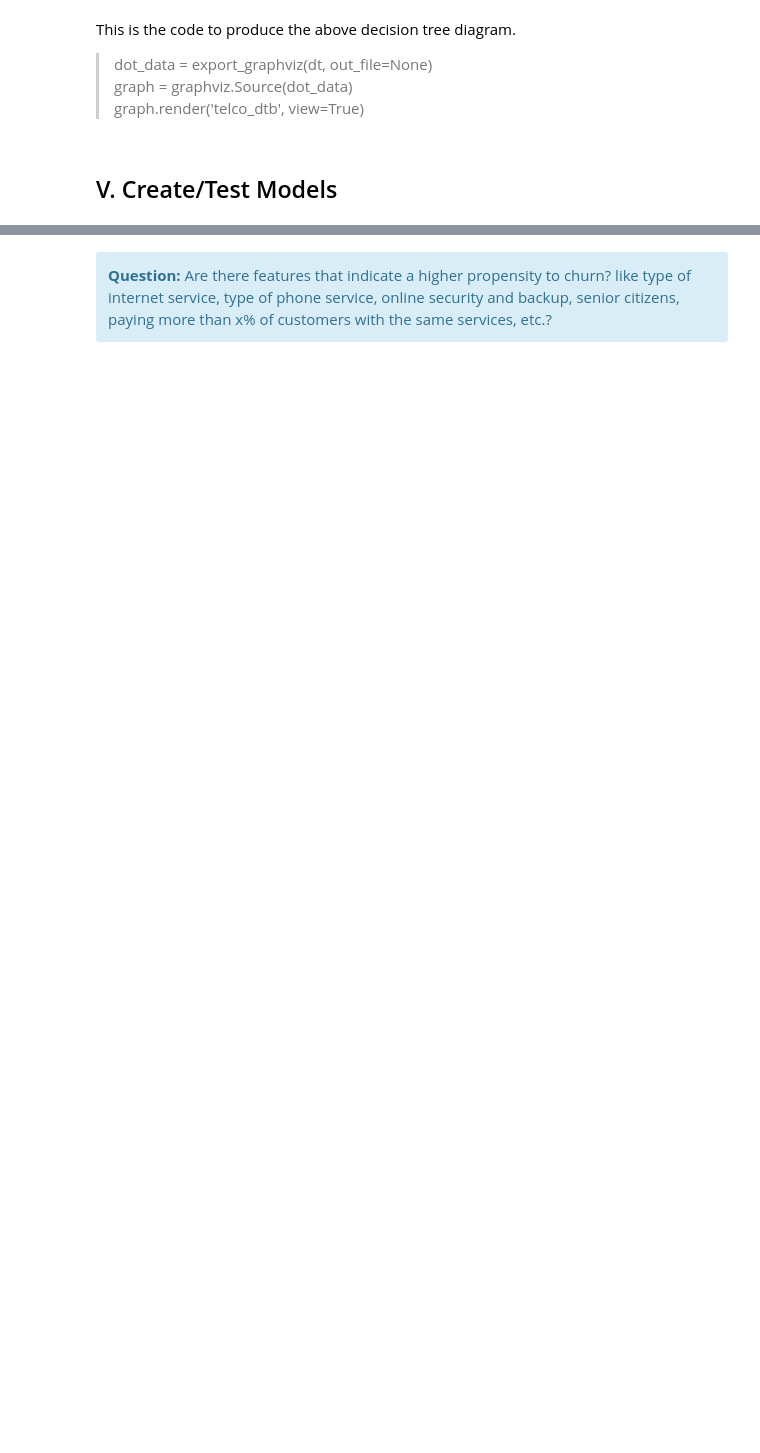
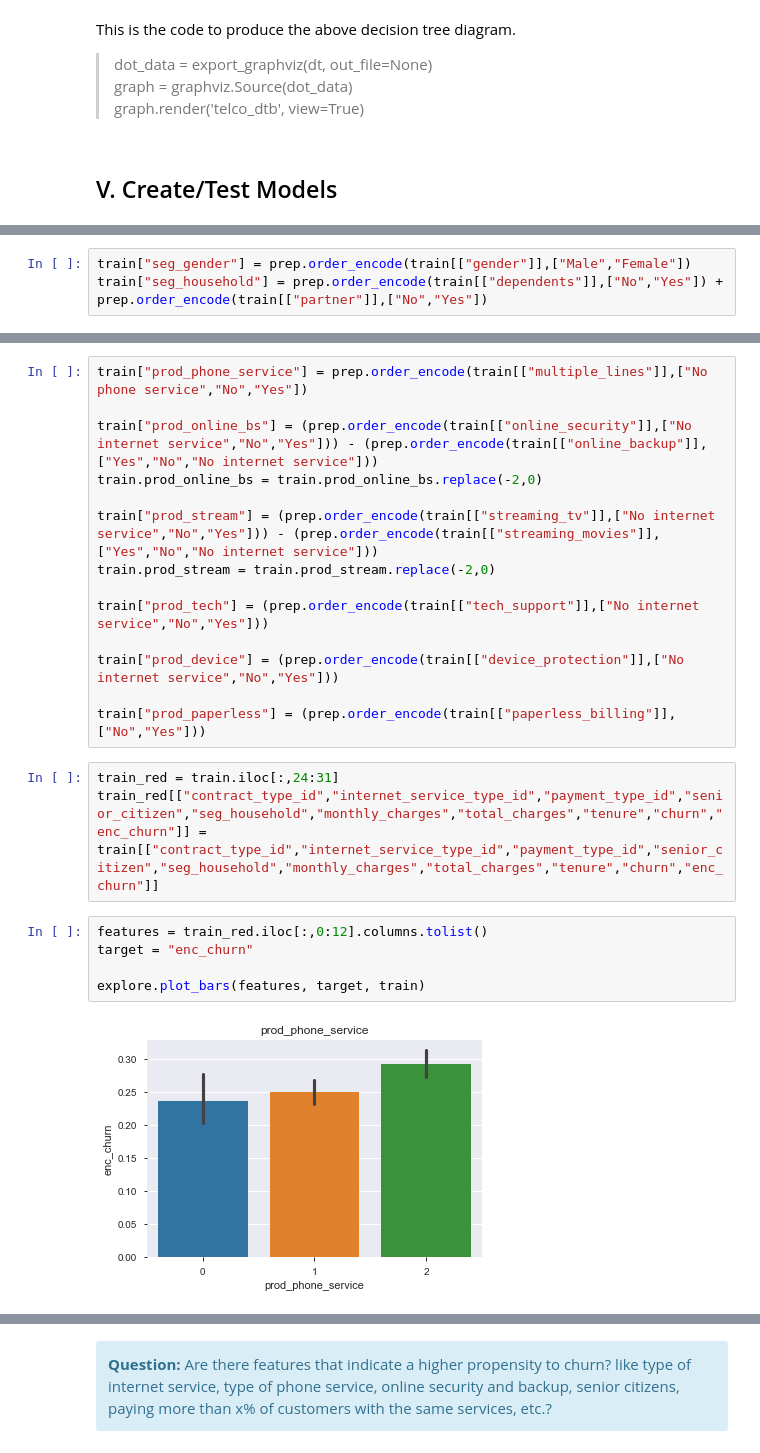
Before and after one commit to crisgiovanoni/telcochurn_project, a Jupyter notebook: Why Are Our Customers Churning.ipynb, the cells around one changed output, grey strips where cells are left out. Saved outputs shown, nothing was run; the diff lists cells and outputs as text; blank space fills up the shorter version.

```diff
--- a/Why Are Our Customers Churning.ipynb
+++ b/Why Are Our Customers Churning.ipynb
@@ -281,0 +322,3 @@ This is the code to produce the above decision tree diagram.
+# %%
+train["seg_gender"] = prep.order_encode(train[["gender"]],["Male","Female"])
+train["seg_household"] = prep.order_encode(train[["dependents"]],["No","Yes"]) + prep.order_encode(train[["partner"]],["No","Yes"])
@@ -281,0 +416,24 @@ This is the code to produce the above decision tree diagram.
+# %%
+train["prod_phone_service"] = prep.order_encode(train[["multiple_lines"]],["No phone service","No","Yes"])
+
+train["prod_online_bs"] = (prep.order_encode(train[["online_security"]],["No internet service","No","Yes"])) - (prep.order_encode(train[["online_backup"]],["Yes","No","No internet service"]))
+train.prod_online_bs = train.prod_online_bs.replace(-2,0)
+
+train["prod_stream"] = (prep.order_encode(train[["streaming_tv"]],["No internet service","No","Yes"])) - (prep.order_encode(train[["streaming_movies"]],["Yes","No","No internet service"]))
+train.prod_stream = train.prod_stream.replace(-2,0)
+
+train["prod_tech"] = (prep.order_encode(train[["tech_support"]],["No internet service","No","Yes"]))
+
+train["prod_device"] = (prep.order_encode(train[["device_protection"]],["No internet service","No","Yes"]))
+
+train["prod_paperless"] = (prep.order_encode(train[["paperless_billing"]],["No","Yes"]))
+# %%
+train_red = train.iloc[:,24:31]
+train_red[["contract_type_id","internet_service_type_id","payment_type_id","senior_citizen","seg_household","monthly_charges","total_charges","tenure","churn","enc_churn"]] = train[["contract_type_id","internet_service_type_id","payment_type_id","senior_citizen","seg_household","monthly_charges","total_charges","tenure","churn","enc_churn"]]
+# %%
+features = train_red.iloc[:,0:12].columns.tolist()
+target = "enc_churn"
+
+explore.plot_bars(features, target, train)
+# %% [output]
+[figure, added]
```
Also changed, not shown: parts of 56 cells of this notebook, 2 other files.
